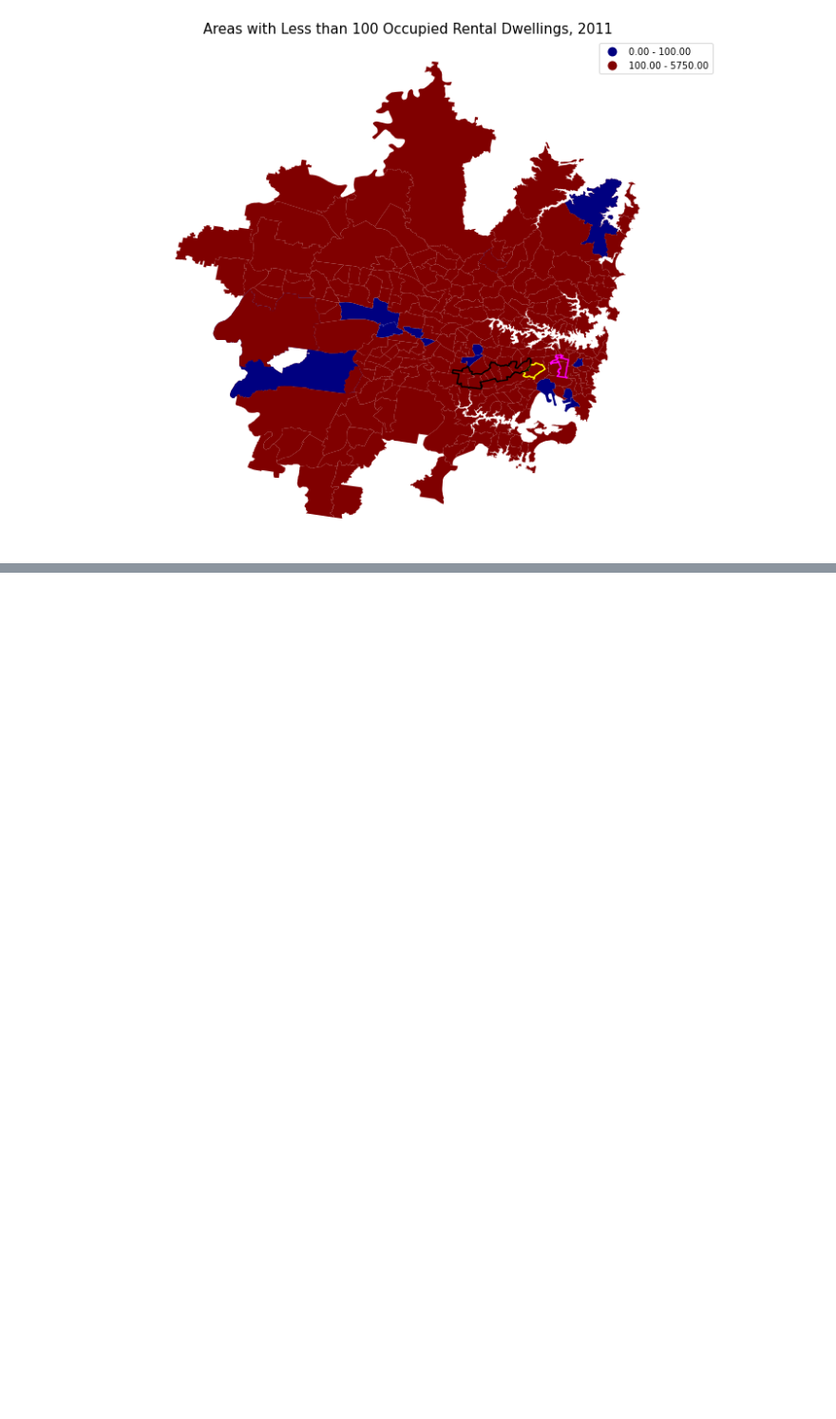
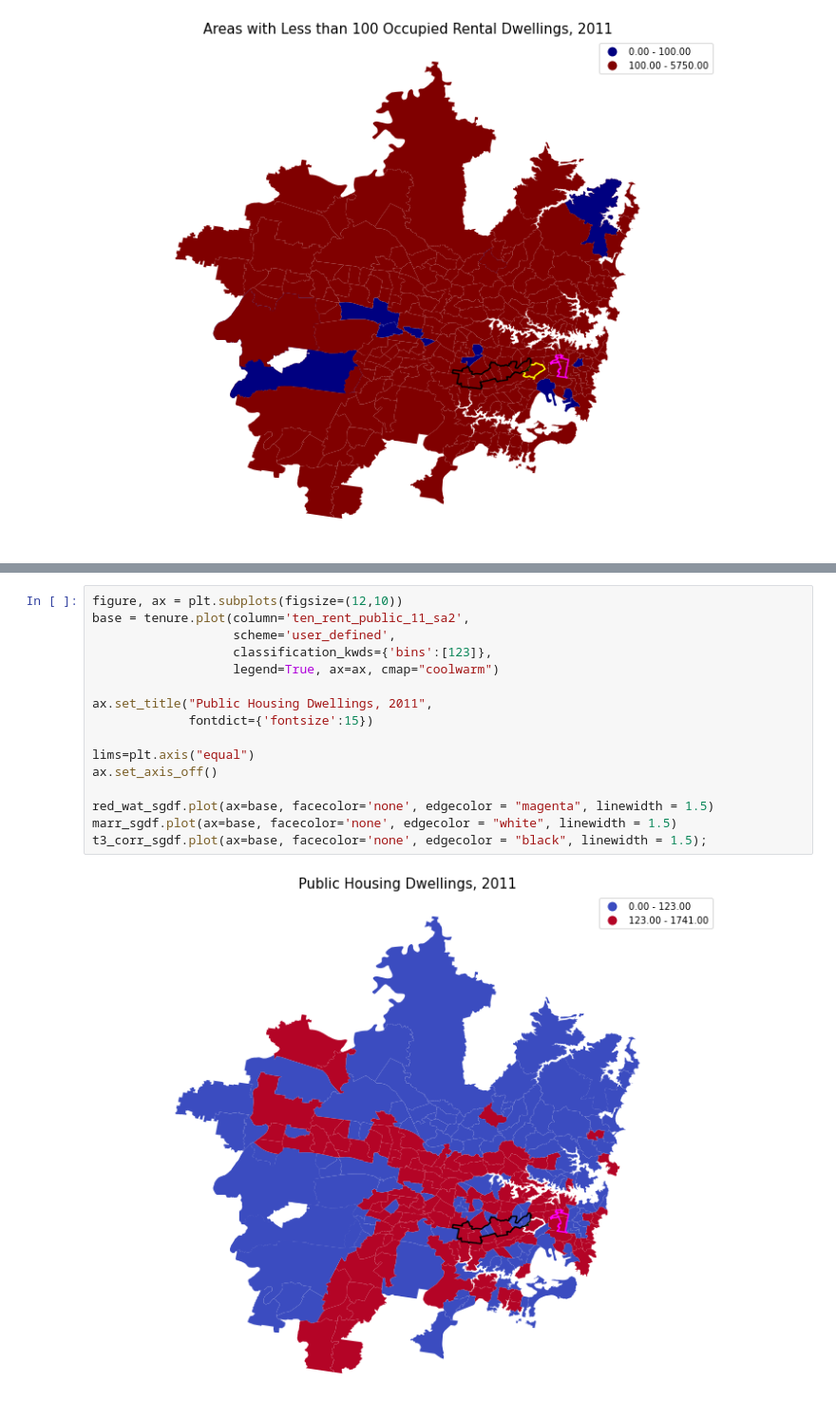
Before and after one commit to Emman-Lopez-Oso/CP255_Work, a Jupyter notebook: Final Submission/Final Census Data Compiler.ipynb, the cells around one changed output, grey strips where cells are left out. Shown at 95% size. Cells and saved outputs as stored; diff of their text form; blank space fills up the shorter version.

```diff
--- a/Final Submission/Final Census Data Compiler.ipynb
+++ b/Final Submission/Final Census Data Compiler.ipynb
@@ -1438,0 +1460,18 @@ t3_corr_sgdf.plot(ax=base, facecolor='none', edgecolor = "black", linewidth = 1.
+# %%
+figure, ax = plt.subplots(figsize=(12,10))
+base = tenure.plot(column='ten_rent_public_11_sa2',
+                   scheme='user_defined',
+                   classification_kwds={'bins':[123]},
+                   legend=True, ax=ax, cmap="coolwarm")
+
+ax.set_title("Public Housing Dwellings, 2011",
+             fontdict={'fontsize':15})
+
+lims=plt.axis("equal")
+ax.set_axis_off()
+
+red_wat_sgdf.plot(ax=base, facecolor='none', edgecolor = "magenta", linewidth = 1.5)
+marr_sgdf.plot(ax=base, facecolor='none', edgecolor = "white", linewidth = 1.5)
+t3_corr_sgdf.plot(ax=base, facecolor='none', edgecolor = "black", linewidth = 1.5);
+# %% [output]
+[figure, added]
```
Also changed, not shown: parts of 12 cells of this notebook.
